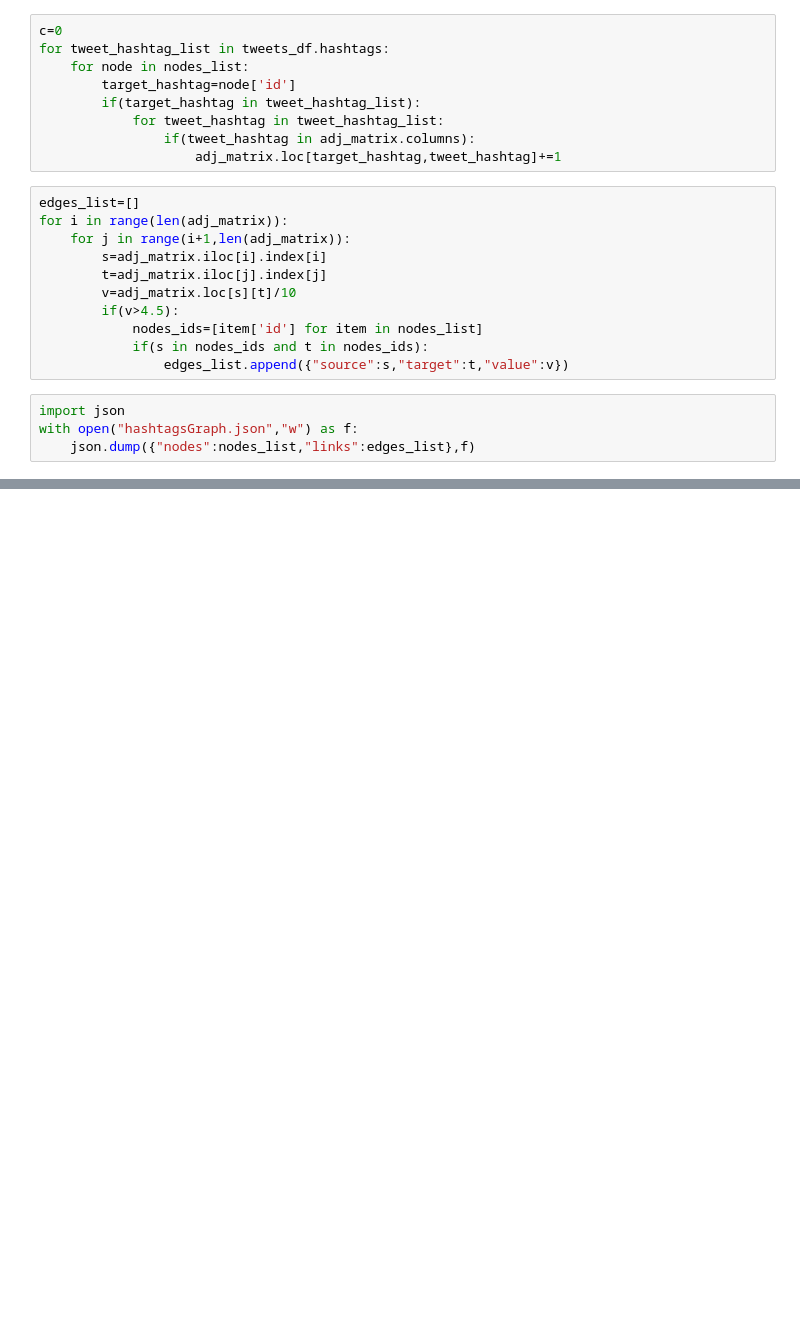
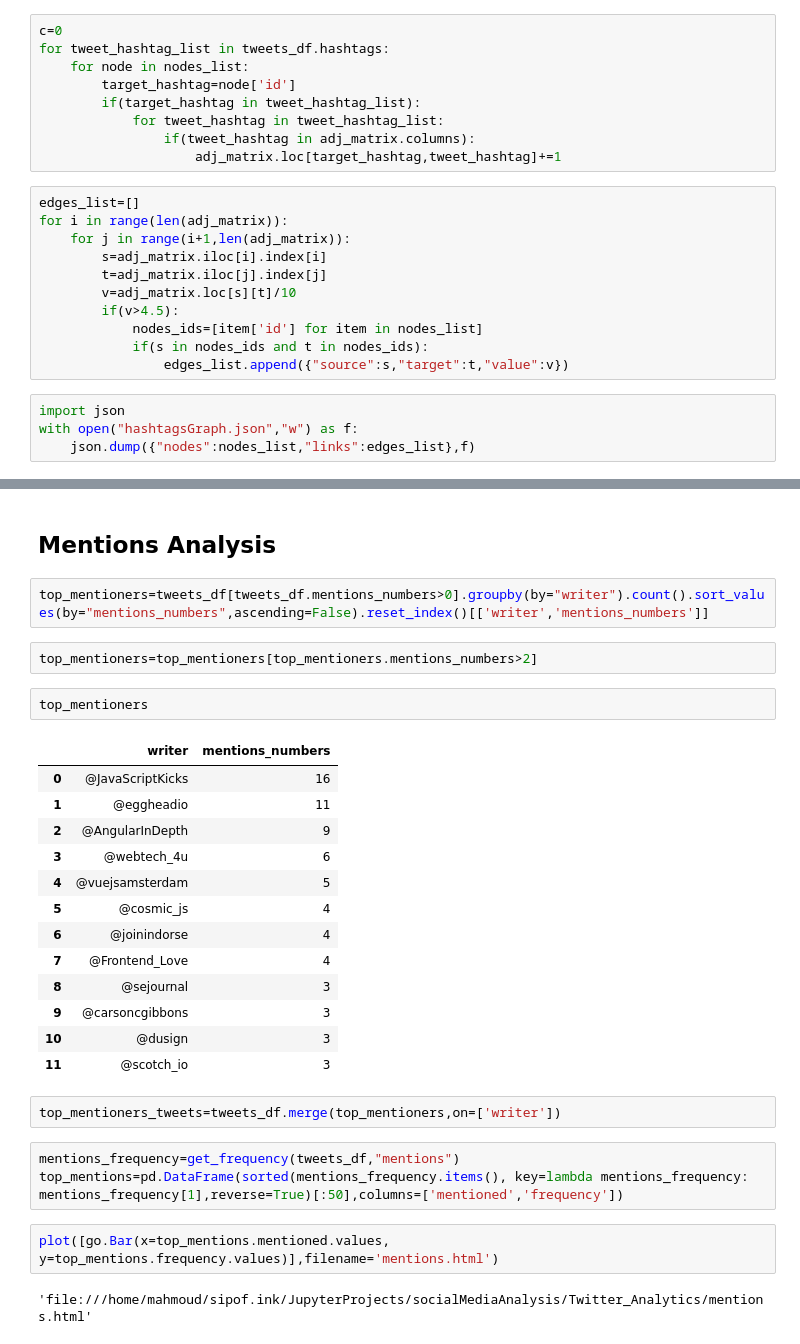
Before and after one commit to DevMahmoud10/Twitter_, a Jupyter notebook: Exploration.ipynb, the cells around one changed output, grey strips where cells are left out. Drawn from its saved outputs; the diff is of its cells as text; blank space fills up the shorter version.

```diff
--- a/Exploration.ipynb
+++ b/Exploration.ipynb
@@ -116,0 +120,31 @@ print(len(nodes_list),(len(edges_list)))
+# %% [markdown]
+## Mentions Analysis
+# %%
+top_mentioners=tweets_df[tweets_df.mentions_numbers>0].groupby(by="writer").count().sort_values(by="mentions_numbers",ascending=False).reset_index()[['writer','mentions_numbers']]
+# %%
+top_mentioners=top_mentioners[top_mentioners.mentions_numbers>2]
+# %%
+top_mentioners
+# %% [output]
+|  | writer | mentions_numbers |
+| 0 | @JavaScriptKicks | 16 |
+| 1 | @eggheadio | 11 |
+| 2 | @AngularInDepth | 9 |
+| 3 | @webtech_4u | 6 |
+| 4 | @vuejsamsterdam | 5 |
+| 5 | @cosmic_js | 4 |
+| 6 | @joinindorse | 4 |
+| 7 | @Frontend_Love | 4 |
+| 8 | @sejournal | 3 |
+| 9 | @carsoncgibbons | 3 |
+| 10 | @dusign | 3 |
+| 11 | @scotch_io | 3 |
+# %%
+top_mentioners_tweets=tweets_df.merge(top_mentioners,on=['writer'])
+# %%
+mentions_frequency=get_frequency(tweets_df,"mentions")
+top_mentions=pd.DataFrame(sorted(mentions_frequency.items(), key=lambda mentions_frequency: mentions_frequency[1],reverse=True)[:50],columns=['mentioned','frequency'])
+# %%
+plot([go.Bar(x=top_mentions.mentioned.values, y=top_mentions.frequency.values)],filename='mentions.html')
+# %% [output]
+'file:///home/mahmoud/sipof.ink/JupyterProjects/socialMediaAnalysis/Twitter_Analytics/mentions.html'
```
Also changed, not shown: parts of 9 cells of this notebook, 2 other files.
